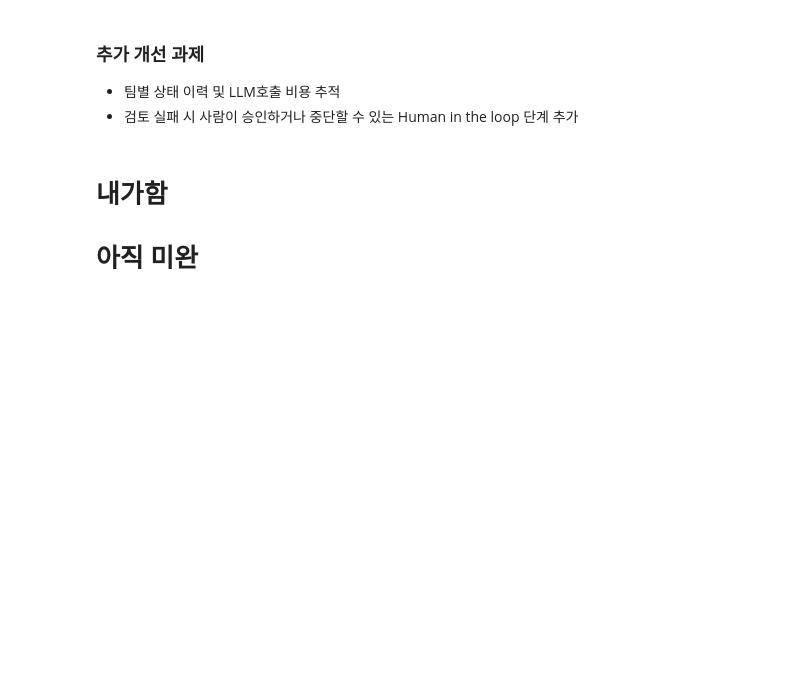
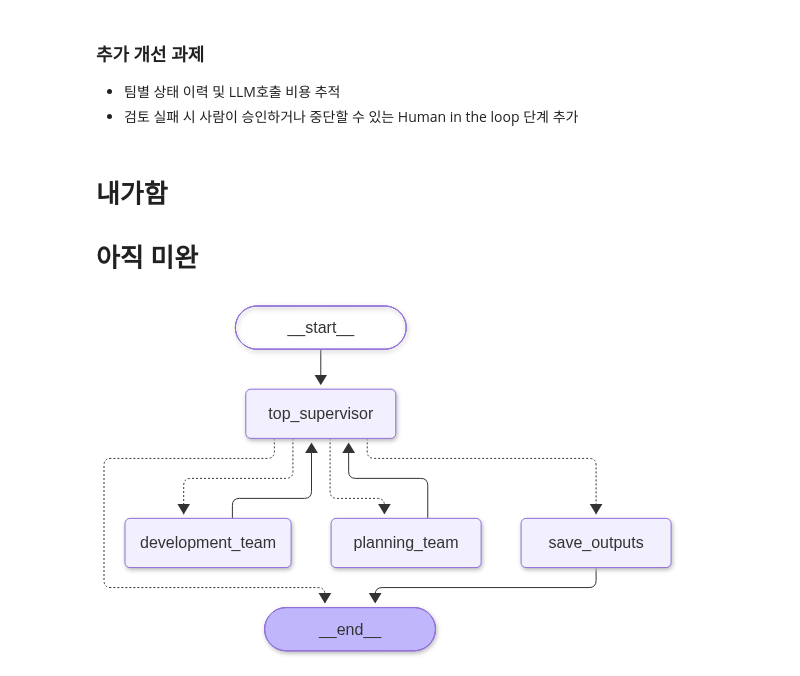
Before and after one commit to kjalh/14_Agent, a Jupyter notebook: 06_멀티에이전트.ipynb, the cells around one changed output. Cells and saved outputs as stored; diff of their text form; code cells hidden in the pictures; blank space fills up the shorter version.

```diff
--- a/06_멀티에이전트.ipynb
+++ b/06_멀티에이전트.ipynb
@@ -1062,8 +1062,8 @@ class TrackedState(ProjectState, total=False):
 # LLM의 토큰 사용량을 집계하는 도구를 가져오는 코드
 from langchain_core.callbacks import get_usage_metadata_callback
 # %%
-INPUT_PRICE = None
-OUTPUT_PRICE = None
+INPUT_PRICE = 0.2
+OUTPUT_PRICE = 1.2
 
 def run_team(state, team, run):
     # with는 컨텍스트 매니저로
@@ -1113,0 +1137,34 @@ def supervisor(state):
+# %%
+def save_outputs(s: ProjectState) -> dict:
+    folder = Path("output")
+    folder.mkdir(parents = True, exist_ok=True)
+    status = s.get(
+        "status",
+        "approved" if s.get("approved", False) else "rejected_max_revisions"
+    )
+    (folder / "requirments.md").write_text(s["requirements"], encoding = "utf-8")
+    (folder / "design.md").write_text(s["design"], encoding="utf-8")
+    (folder / "generated_program.py").write_text(s.get("code", ""), encoding="utf-8")
+    (folder / "review.md").write_text(
+        f"# 검토 상태: {status}\n\n수정 횟수: {s.get("revision_count", 0)}\n\n"
+        f"{s.get("review", "")}\n", encoding="utf-8"
+    )
+    return {"saved_path": str(folder.resolve()), "status": status}
+# %%
+top_builder = StateGraph(TrackedState)
+top_builder.add_node("top_supervisor", supervisor)
+top_builder.add_node("planning_team", lambda state: run_team(state, "기획팀", run_planning))
+top_builder.add_node("development_team", lambda state: run_team(state,"개발팀", run_development))
+top_builder.add_node("save_outputs", save_outputs)
+
+
+
+top_builder.add_edge(START, "top_supervisor")
+top_builder.add_edge("planning_team", "top_supervisor")
+top_builder.add_edge("development_team", "top_supervisor")
+top_builder.add_edge("save_outputs", END)
+
+graph = top_builder.compile()
+graph
+# %% [output]
+[figure, added]
```
Also changed, not shown: parts of 10 cells of this notebook, 7 other files.
